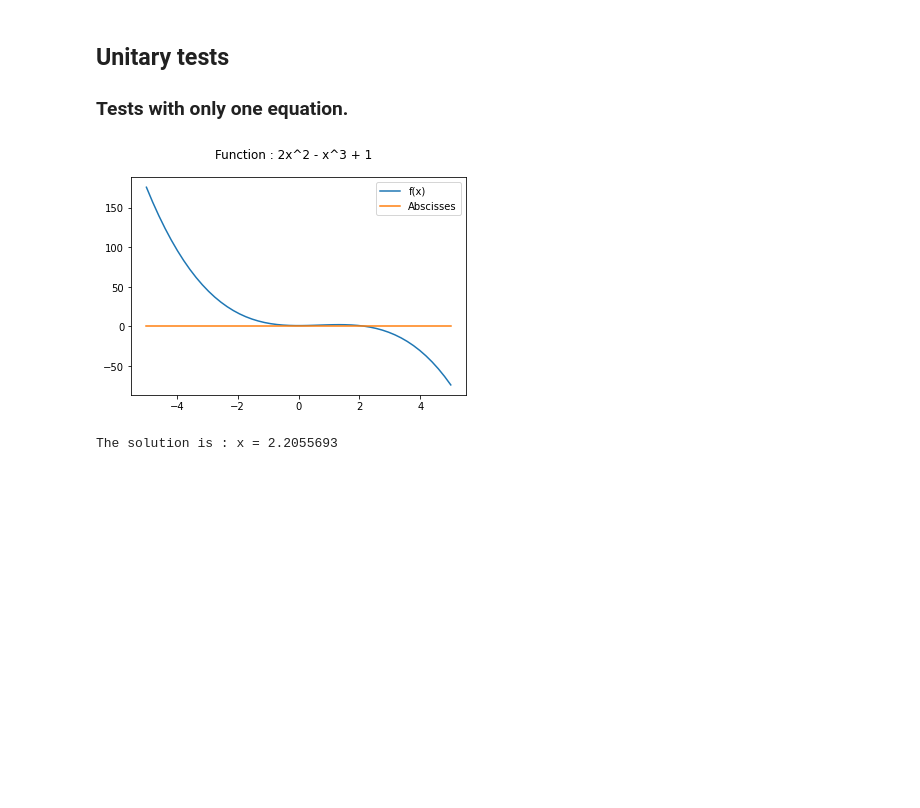
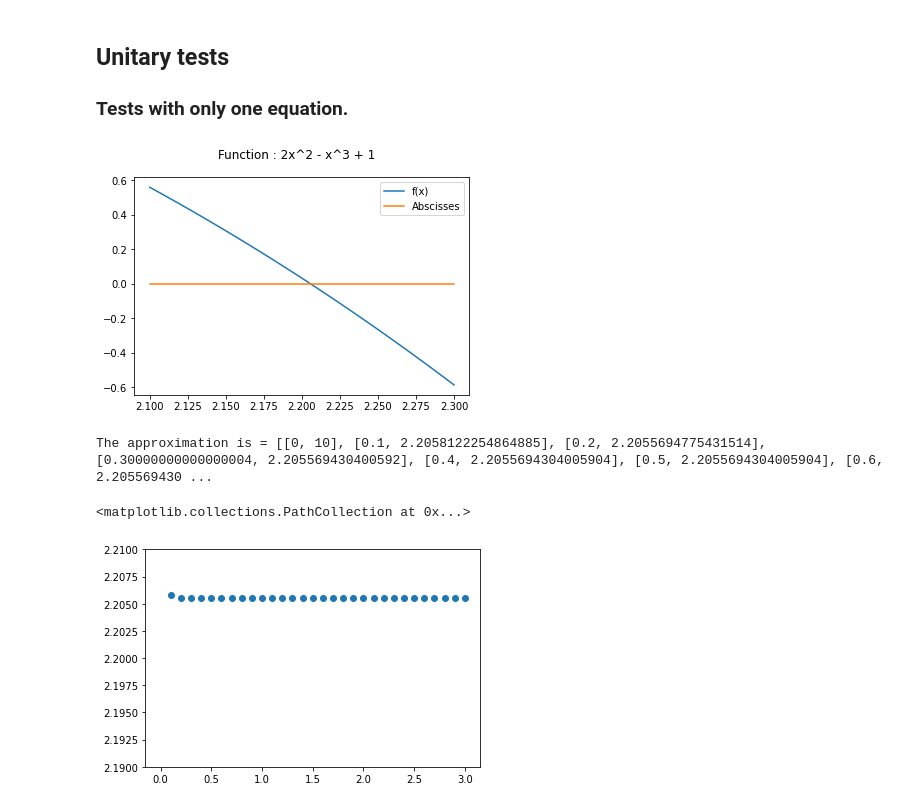
Before and after one commit to AlexPoiron/FirstModel, a Jupyter notebook: Main.ipynb, the cells around one changed output. Cells and saved outputs as stored; diff of their text form; code cells hidden in the pictures; blank space fills up the shorter version.

```diff
--- a/Main.ipynb
+++ b/Main.ipynb
@@ -19,10 +19,10 @@ f(x) = 45*x**2 + 36*x
 ## Global Variables
 # %%
 #Time variables
-interval = 10
+interval = 3
 
 #Number represent how far we want to be precised.
-Epsilon = 10**-6
+Epsilon = 10**-2
 # %% [markdown]
 ## Main Function
 # %%
@@ -69,21 +75,32 @@ def FirstModel(vec, lg, x0):
 ### Tests with only one equation.
 # %%
 fig, ax = plt.subplots()
-x_ = np.linspace(-5, 5)
+x_ = np.linspace(2.10, 2.30)
 y = 2*x_**2 - x_**3 + 1
 zero = 0*x_
 ax.plot(x_, y, label ='f(x)')
 ax.plot(x_, zero, label = 'Abscisses')
 plt.legend()
 fig.suptitle('Function : 2x^2 - x^3 + 1')
 plt.show()
 
-vec = [2*x**2 - x**3 + 1]
-res = FirstModel(vec, 1, 3)
+vec = 2*x**2 - x**3 + 1
+res = FirstModel(vec, 10)
 print(res)
+absi = []
+for i in range(0, len(res)):
+    absi.append(res[i][0])
+coords = []
+for j in range(0, len(res)):
+    coords.append(res[j][1])
+
+plt.ylim([2.19, 2.21])
+plt.scatter(absi, coords)
 # %% [output]
-[figure, old version]
+[figure, new version]
-The solution is : x = 2.2055693
+The approximation is = [[0, 10], [0.1, 2.2058122254864885], [0.2, 2.2055694775431514], [0.30000000000000004, 2.205569430400592], [0.4, 2.2055694304005904], [0.5, 2.2055694304005904], [0.6, 2.205569430 ...
+<matplotlib.collections.PathCollection at 0x...>
+[figure, added]
 # %%
 fig, ax = plt.subplots()
 x_ = np.linspace(-5, 5)
```
Also changed, not shown: parts of 3 cells of this notebook.
